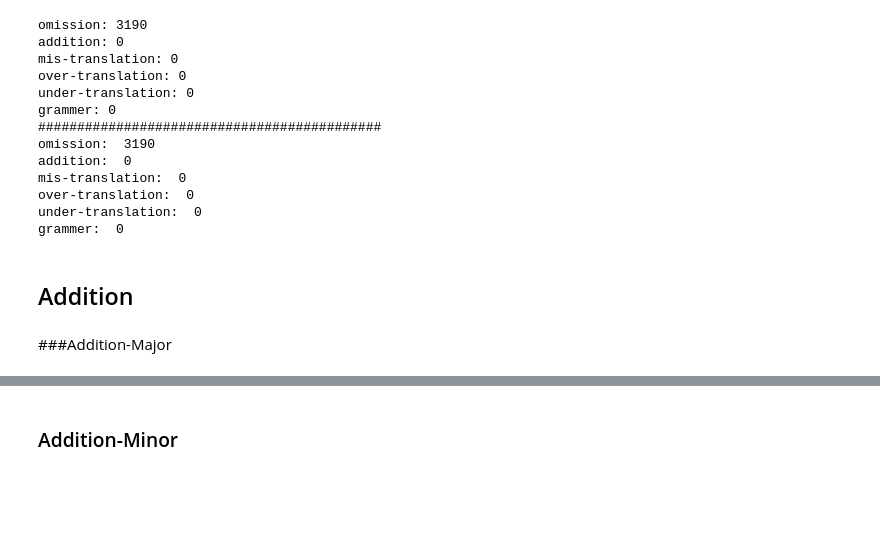
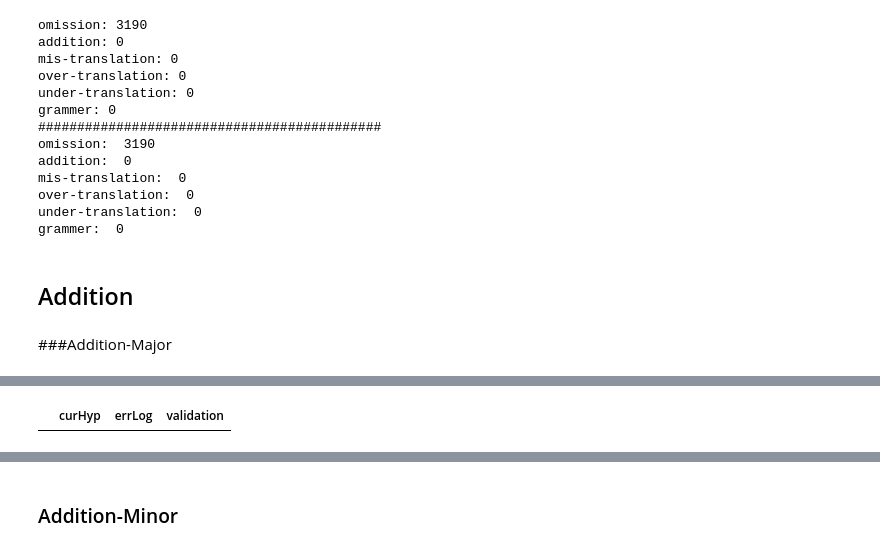
Before and after one commit to tjtmddnjswkd/capstone, a Jupyter notebook: 3_make_errors/e4_make_errors_all.ipynb, the cells around one changed output, grey strips where cells are left out. Saved outputs shown, nothing was run; the diff lists cells and outputs as text; code cells hidden in the pictures; blank space fills up the shorter version.

```diff
--- a/3_make_errors/e4_make_errors_all.ipynb
+++ b/3_make_errors/e4_make_errors_all.ipynb
@@ -357,11 +405,10 @@ def major_omission(df_local, seed, tag, slen, ratio):
                 conv_hyp = (cur_hyp[:start].strip()+" "+cur_hyp[end:].strip()).strip()
             else:
                 conv_hyp = (forward+back_mod).strip(" ")
-            result.loc[i, "tagLog"]["omission"] = start
             dindex_dict["omission"]+=[i]
             result.loc[i, "curHyp"] = conv_hyp
             input_errors(result, i, "major", start, del_unit, "omission")
-            result.loc[i, "errorLog"]["omission"] = {"start_idx": start, "text": del_unit}
+            result.loc[i, "errLog"]["omission"] = {"start_idx": start, "text": del_unit}
         except:
             pass
 
@@ -443,10 +490,9 @@ def omission_nt(df, ratio, seed):    # 0.01, 111
             if s_loc==-1:
                 continue
             conv_hyp = cur_hyp[:s_loc]+cur_hyp[s_loc+1:]
-            result.loc[i, "tagLog"]["omission"] = s_loc
             result.loc[i, "curHyp"] = conv_hyp
             input_errors(result, i, "neutral", s_loc, s, "omission")
-            result.loc[i, "errorLog"]["omission"] = {"start_idx": s_loc, "text": s}
+            result.loc[i, "errLog"]["omission"] = {"start_idx": s_loc, "text": s}
             break
     return convert_df(df, result)
 
@@ -473,6 +519,13 @@ grammer:  0
 ## Addition
 # %% [markdown]
 ###Addition-Major
+# %%
+ma_ad_index = random_index(df_on, 0.22, 55)
+nouns_lists = count_tokens[ma_ad_index].apply(lambda x: x["NNG"])
+nnpg_info = count_tokens[ma_ad_index].apply(lambda x: [val for val in list(set(x["NNG"])) if len(val)>1])
+drop_index = nnpg_info[nnpg_info.apply(len) == 0].index.to_list()
+nnpg_info.drop(index=drop_index, axis=0, inplace=True)
+maad_index = list(set(ma_ad_index)-set(drop_index))
 # %%
 def major_addition(df, ratio, seed):
     np.random.seed(seed)
@@ -490,7 +543,7 @@ def major_addition(df, ratio, seed):
     add_words = nouns_lists.apply(lambda x: np.random.choice(list(set(nouns)-set(x))))
     result = df_t.loc[ma_ad_index]
 
-    dindex_dict["addition"]+=ma_ad_index
+    # dindex_dict["addition"]+=ma_ad_index
 
     josa_list = ["의", "에 의한", "에", "만", "만의"]
     for i in ma_ad_index:
@@ -498,24 +551,21 @@ def major_addition(df, ratio, seed):
         josa_add = np.random.choice(josa_list)
         word = add_position[i]
         start = cur_hyp.find(word)
-        # if word not in cur_hyp:
-        #     continue
+        if word not in cur_hyp:
+            continue
         add_word = add_words[i]+josa_add
         while start>=0 and cur_hyp[start]!=" ":
             start-=1
-        conv_hyp = cur_hyp[:start+1].strip()+" "+f"{add_word}"+" "+cur_hyp[start+1:].strip()
-        result.loc[i, "tagLog"]["addition"] = add_word
+        if start < 0:
+            conv_hyp = f"{add_word}"+" "+cur_hyp[start+1:].strip()
+        else:
+            conv_hyp = cur_hyp[:start+1].strip()+" "+f"{add_word}"+" "+cur_hyp[start+1:].strip()
         result.loc[i, "curHyp"] = conv_hyp
         input_errors(result, i, "major", start+1, add_word, "addition")
 
-        err_log = copy.deepcopy(result.loc[i, "errorLog"])
-        loop_keys = err_log.keys()
-        for k in loop_keys:
-            pre_idx = err_log[k]["start_idx"]
-            if pre_idx > start+1:
-                result.loc[i, "errorLog"][k] = pre_idx + (len(add_word)+1)
-
-        result.loc[i, "errorLog"]["addition"] = {"start_idx": (start+1), "text": add_word}
+        move_index(result, i, start+1, add_word)
+        result.loc[i, "errLog"]["addition"] = {"start_idx": (start+1), "text": add_word}
+        dindex_dict["addition"].append(i)
 
     return convert_df(df, result)
 
@@ -545,0 +573,6 @@ df_maad.loc[who]
+# %%
+temp = check_memorize(df_maad.loc[maad_index])
+ttp = temp.loc[temp.errLog.apply(lambda i: "addition" in i)]
+ttp.loc[ttp["errLog"].apply(lambda x: x["addition"]["text"]) != ttp["validation"].apply(lambda y: y["addition"])]
+# %% [output]
+|  | curHyp | errLog | validation |
```
Also changed, not shown: parts of 33 cells of this notebook.
